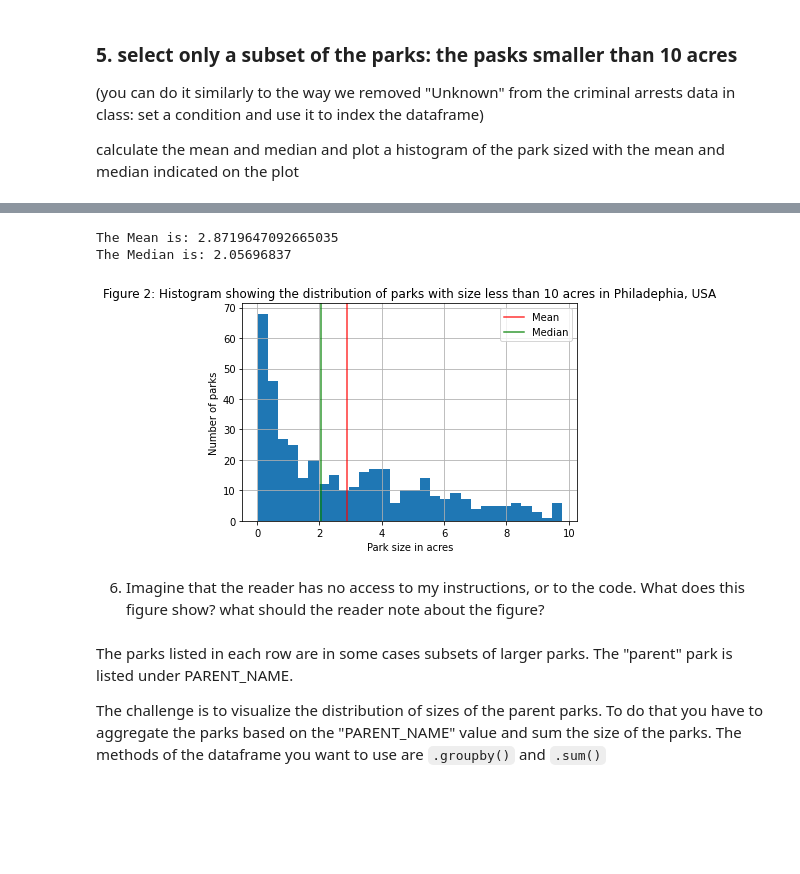
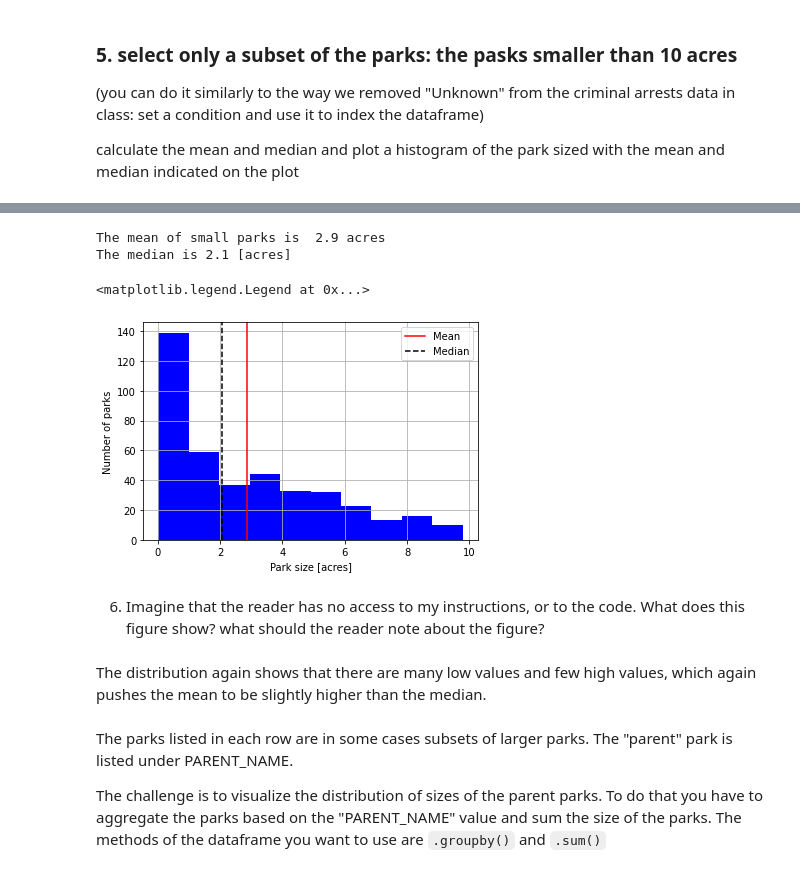
Before and after one commit to anner-paldor/geodata_course, a Jupyter notebook: HW2/HW2-Stats_Philly_Parks.ipynb, the cells around one changed output, grey strips where cells are left out. Saved outputs shown, nothing was run; the diff lists cells and outputs as text; code cells hidden in the pictures; blank space fills up the shorter version.

```diff
--- a/HW2/HW2-Stats_Philly_Parks.ipynb
+++ b/HW2/HW2-Stats_Philly_Parks.ipynb
@@ -179,19 +185,28 @@ smallparks.head()
 5 rows × 25 columns
 # %%
 #calculate the mean and median of the parks with size less than 10 acres
-...
+s_parks_mean = smallparks['ACREAGE'].mean()
+s_parks_med = smallparks['ACREAGE'].median()
+print(f'The mean of small parks is  {s_parks_mean.round(1)} acres\nThe median is {s_parks_med.round(1)} [acres]')
 # %% [output]
-The Mean is: 2.8719647092665035
-The Median is: 2.05696837
+The mean of small parks is  2.9 acres
+The median is 2.1 [acres]
 # %%
 #Plot a histogram of the parks with size less than 10 acres with the mean and median indicated on the plot
-
-....
+smallparks['ACREAGE'].hist(color='b')
+plt.axvline(s_parks_mean, c='r', label='Mean')
+plt.axvline(s_parks_med, c='k', linestyle='--', label='Median')
+plt.xlabel('Park size [acres]')
+plt.ylabel('Number of parks')
+plt.legend()
 # %% [output]
+<matplotlib.legend.Legend at 0x...>
-[figure, old version]
+[figure, new version]
 # %% [markdown]
 
 6. Imagine that the reader has no access to my instructions, or to the code. What does this figure show? what should the reader note about the figure?
+# %% [markdown]
+The distribution again shows that there are many low values and few high values, which again pushes the mean to be slightly higher than the median.
 # %% [markdown]
 
 The parks listed in each row are in some cases subsets of larger parks. The "parent" park is listed under PARENT_NAME.
```
Also changed, not shown: parts of 5 cells of this notebook.
